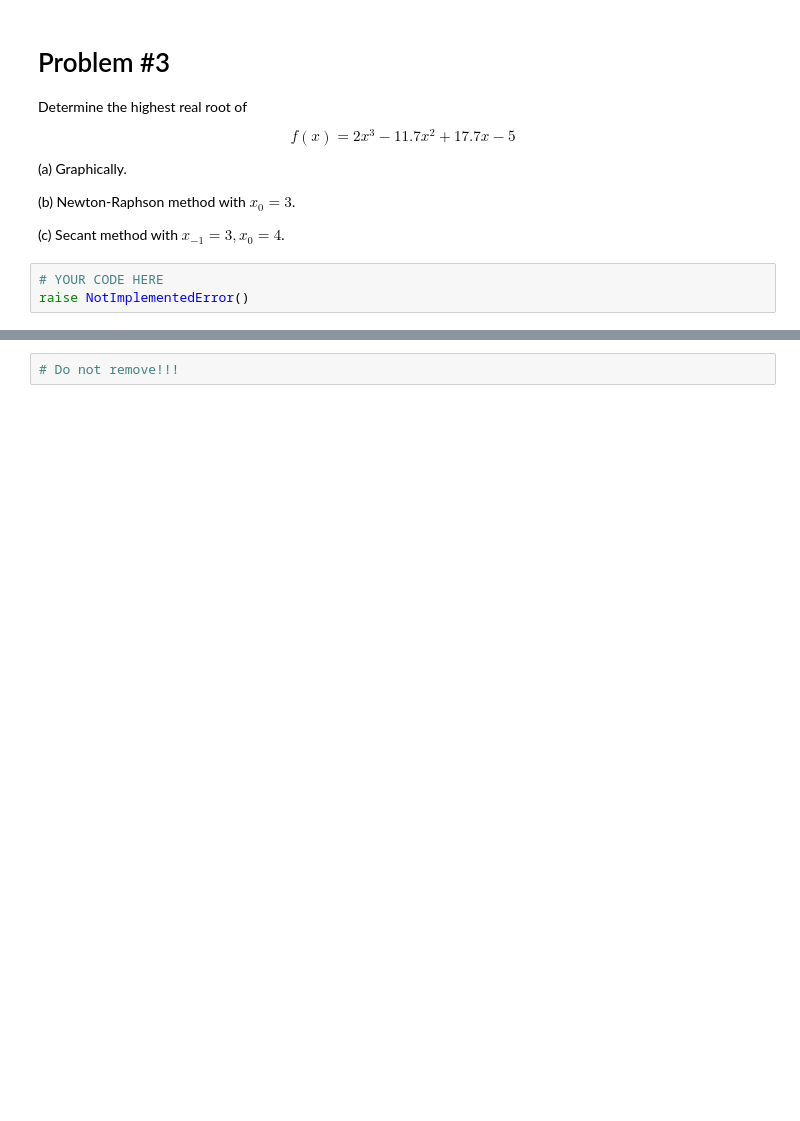
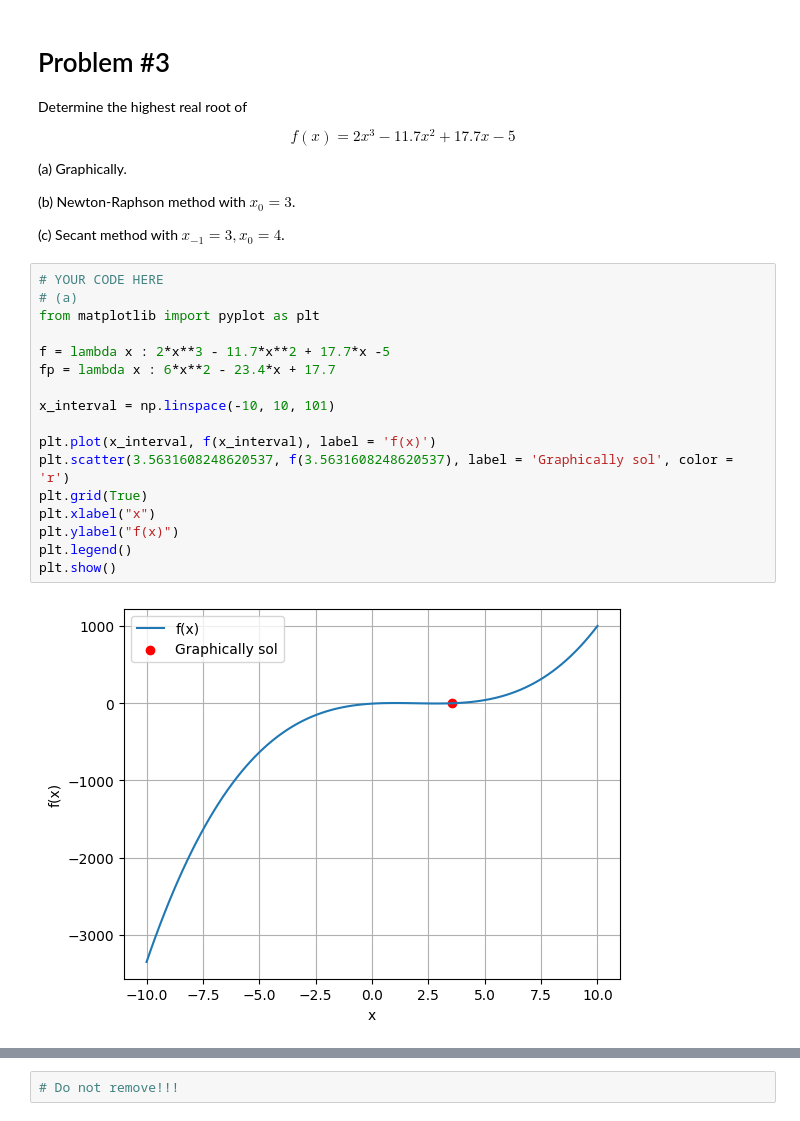
Before and after one commit to Donghoon-Y/inha, a Jupyter notebook: summer study/Assignment_03_Root_Finding2.ipynb, the cells around one changed output, grey strips where cells are left out. Drawn from its saved outputs; the diff is of its cells as text; blank space fills up the shorter version.

```diff
--- a/summer study/Assignment_03_Root_Finding2.ipynb
+++ b/summer study/Assignment_03_Root_Finding2.ipynb
@@ -65,7 +144,23 @@ $$
 (c) Secant method with $x_{-1}=3, x_0=4$.
 # %%
 # YOUR CODE HERE
-raise NotImplementedError()
+# (a)
+from matplotlib import pyplot as plt
+
+f = lambda x : 2*x**3 - 11.7*x**2 + 17.7*x -5
+fp = lambda x : 6*x**2 - 23.4*x + 17.7
+
+x_interval = np.linspace(-10, 10, 101)
+
+plt.plot(x_interval, f(x_interval), label = 'f(x)')
+plt.scatter(3.5631608248620537, f(3.5631608248620537), label = 'Graphically sol', color = 'r')
+plt.grid(True)
+plt.xlabel("x")
+plt.ylabel("f(x)")
+plt.legend()
+plt.show()
+# %% [output]
+[figure, added]
 # %%
 # Write your answers (b)
 # Save the result in ans_b
```
Also changed, not shown: parts of 9 cells of this notebook.
